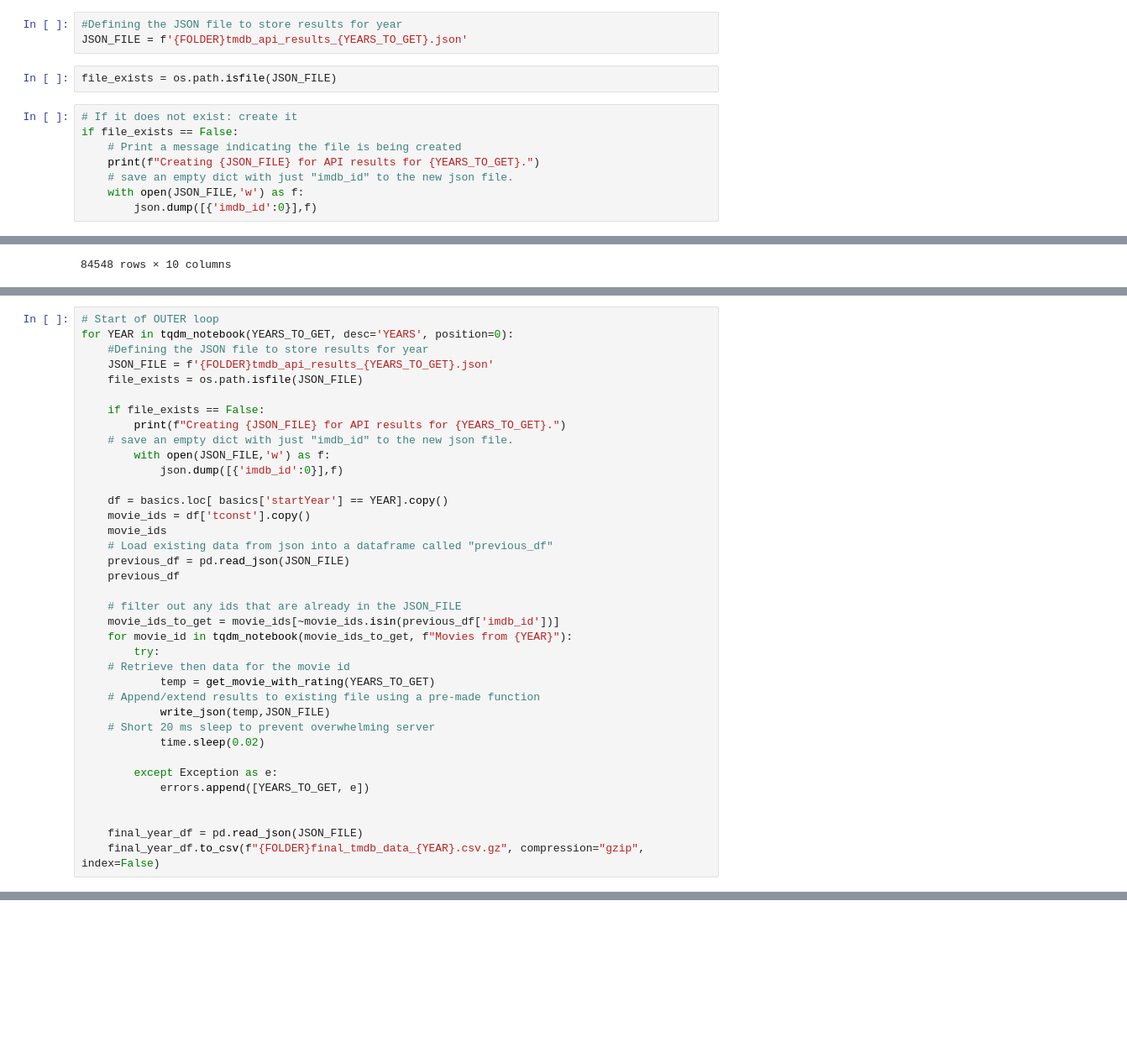
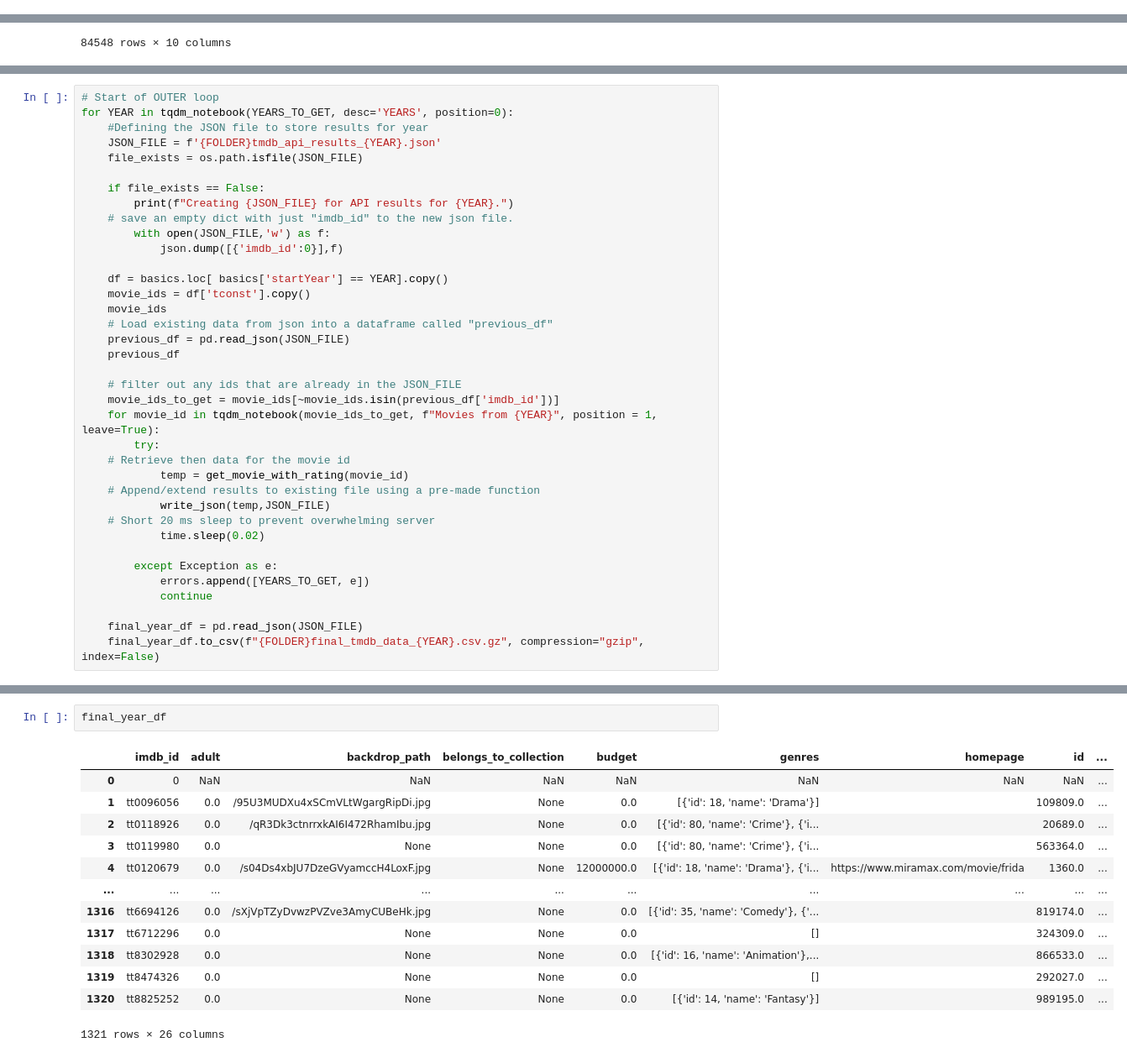
Before and after one commit to donmarcolaureano/Movie-Database, a Jupyter notebook: Financial_Data_EDA.ipynb, the cells around one changed output, grey strips where cells are left out. Shown: that part at 84% size. Drawn from its saved outputs; the diff is of its cells as text; blank space fills up the shorter version.

```diff
--- a/Financial_Data_EDA.ipynb
+++ b/Financial_Data_EDA.ipynb
@@ -62,16 +72,3 @@ results = [ ]
-# %%
-#Defining the JSON file to store results for year
-JSON_FILE = f'{FOLDER}tmdb_api_results_{YEARS_TO_GET}.json'
-# %%
-file_exists = os.path.isfile(JSON_FILE)
-# %%
-# If it does not exist: create it
-if file_exists == False:
-    # Print a message indicating the file is being created
-    print(f"Creating {JSON_FILE} for API results for {YEARS_TO_GET}.")
-    # save an empty dict with just "imdb_id" to the new json file.
-    with open(JSON_FILE,'w') as f:
-        json.dump([{'imdb_id':0}],f)
 # %%
 basics = pd.read_csv('/Users/marcolaureano2/Documents/GitHub/Movie-Database/Data/preprocessed_movie_data.csv')
 basics
@@ -93,11 +93,11 @@ basics
 # Start of OUTER loop
 for YEAR in tqdm_notebook(YEARS_TO_GET, desc='YEARS', position=0):
     #Defining the JSON file to store results for year
-    JSON_FILE = f'{FOLDER}tmdb_api_results_{YEARS_TO_GET}.json'
+    JSON_FILE = f'{FOLDER}tmdb_api_results_{YEAR}.json'
     file_exists = os.path.isfile(JSON_FILE)
 
     if file_exists == False:
-        print(f"Creating {JSON_FILE} for API results for {YEARS_TO_GET}.")
+        print(f"Creating {JSON_FILE} for API results for {YEAR}.")
     # save an empty dict with just "imdb_id" to the new json file.
         with open(JSON_FILE,'w') as f:
             json.dump([{'imdb_id':0}],f)
@@ -111,10 +111,10 @@ for YEAR in tqdm_notebook(YEARS_TO_GET, desc='YEARS', position=0):
 
     # filter out any ids that are already in the JSON_FILE
     movie_ids_to_get = movie_ids[~movie_ids.isin(previous_df['imdb_id'])]
-    for movie_id in tqdm_notebook(movie_ids_to_get, f"Movies from {YEAR}"):
+    for movie_id in tqdm_notebook(movie_ids_to_get, f"Movies from {YEAR}", position = 1, leave=True):
         try:
     # Retrieve then data for the movie id
-            temp = get_movie_with_rating(YEARS_TO_GET)
+            temp = get_movie_with_rating(movie_id)
     # Append/extend results to existing file using a pre-made function
             write_json(temp,JSON_FILE)
     # Short 20 ms sleep to prevent overwhelming server
@@ -122,7 +122,7 @@ for YEAR in tqdm_notebook(YEARS_TO_GET, desc='YEARS', position=0):
 
         except Exception as e:
             errors.append([YEARS_TO_GET, e])
-
+            continue
 
     final_year_df = pd.read_json(JSON_FILE)
     final_year_df.to_csv(f"{FOLDER}final_tmdb_data_{YEAR}.csv.gz", compression="gzip", index=False)
@@ -132,0 +135,16 @@ print(f"- Total errors: {len(errors)}")
+# %%
+final_year_df
+# %% [output]
+|  | imdb_id | adult | backdrop_path | belongs_to_collection | budget | genres | homepage | id | ... |
+| 0 | 0 | NaN | NaN | NaN | NaN | NaN | NaN | NaN | ... |
+| 1 | tt0096056 | 0.0 | /95U3MUDXu4xSCmVLtWgargRipDi.jpg | None | 0.0 | [{'id': 18, 'name': 'Drama'}] |  | 109809.0 | ... |
+| 2 | tt0118926 | 0.0 | /qR3Dk3ctnrrxkAI6I472RhamIbu.jpg | None | 0.0 | [{'id': 80, 'name': 'Crime'}, {'i... |  | 20689.0 | ... |
+| 3 | tt0119980 | 0.0 | None | None | 0.0 | [{'id': 80, 'name': 'Crime'}, {'i... |  | 563364.0 | ... |
+| 4 | tt0120679 | 0.0 | /s04Ds4xbJU7DzeGVyamccH4LoxF.jpg | None | 12000000.0 | [{'id': 18, 'name': 'Drama'}, {'i... | https://www.miramax.com/movie/frida | 1360.0 | ... |
+| ... | ... | ... | ... | ... | ... | ... | ... | ... | ... |
+| 1316 | tt6694126 | 0.0 | /sXjVpTZyDvwzPVZve3AmyCUBeHk.jpg | None | 0.0 | [{'id': 35, 'name': 'Comedy'}, {'... |  | 819174.0 | ... |
+| 1317 | tt6712296 | 0.0 | None | None | 0.0 | [] |  | 324309.0 | ... |
+| 1318 | tt8302928 | 0.0 | None | None | 0.0 | [{'id': 16, 'name': 'Animation'},... |  | 866533.0 | ... |
+| 1319 | tt8474326 | 0.0 | None | None | 0.0 | [] |  | 292027.0 | ... |
+| 1320 | tt8825252 | 0.0 | None | None | 0.0 | [{'id': 14, 'name': 'Fantasy'}] |  | 989195.0 | ... |
+1321 rows × 26 columns
```
Also changed, not shown: parts of 7 cells of this notebook, 7 other files.
